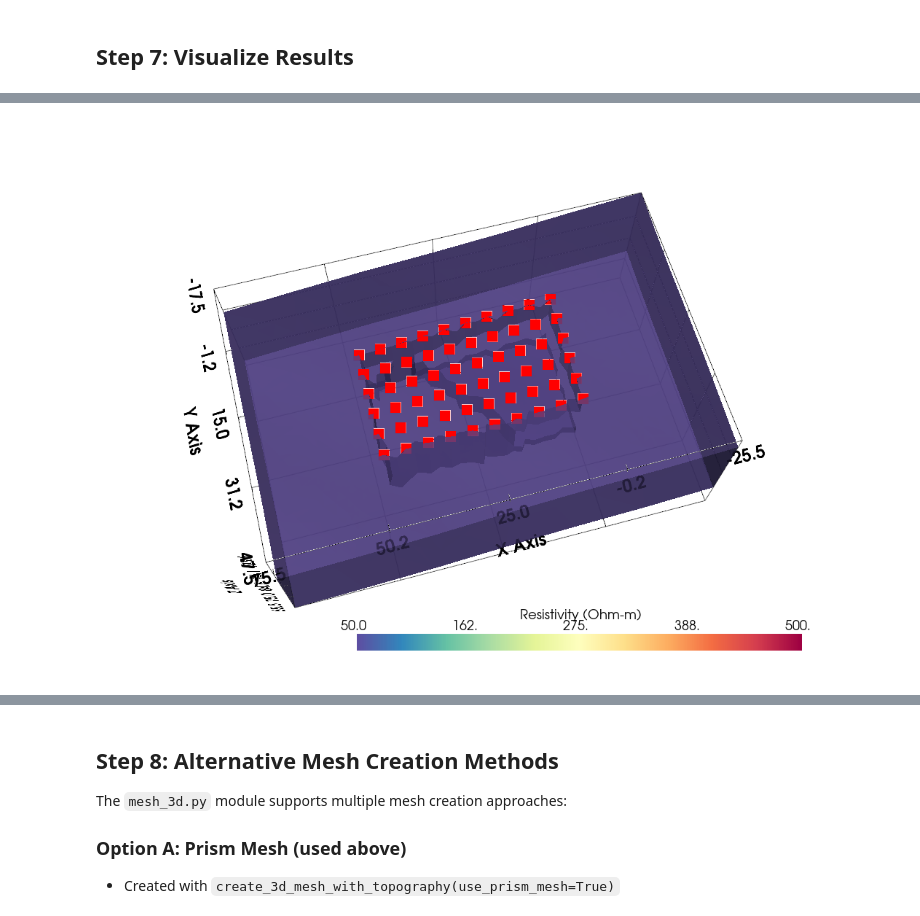
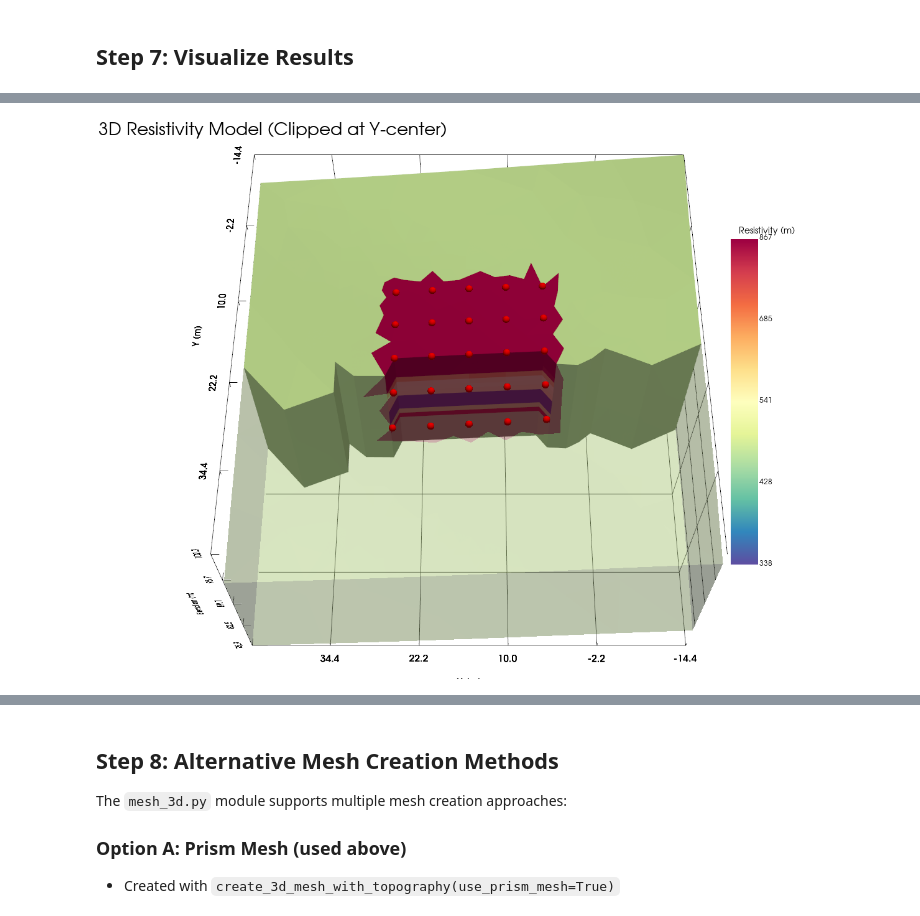
Before and after one commit to geohang/PyHydroGeophysX, a Jupyter notebook: examples/Ex_3D_ERT_forward.ipynb, the cells around one changed output, grey strips where cells are left out. Cells and saved outputs as stored; diff of their text form; code cells hidden in the pictures.

```diff
--- a/examples/Ex_3D_ERT_forward.ipynb
+++ b/examples/Ex_3D_ERT_forward.ipynb
@@ -733,31 +951,86 @@ if PYVISTA_AVAILABLE:
     # Add resistivity to mesh for visualization
     mesh['resistivity'] = resistivity_mesh
 
-    # Create plotter
-    pl = pv.Plotter()
-
     # Convert PyGIMLi mesh to PyVista
     mesh.exportVTK(os.path.join(output_dir, 'mesh_with_res.vtk'))
     pv_mesh = pv.read(os.path.join(output_dir, 'mesh_with_res.vtk'))
 
-    # Add mesh with threshold to see inside
+    # Get data ranges for better color scaling
+    res_min, res_max = np.percentile(resistivity_mesh, [5, 95])
+    print(f"Resistivity range (5-95 percentile): {res_min:.1f} - {res_max:.1f} Ohm-m")
+
+    # Create plotter with better window size
+    pl = pv.Plotter(window_size=(1200, 900))
+
+    # Add clipped mesh to see internal structure
+    # Clip at y = center to show cross-section
+    mesh_center = pv_mesh.center
+    clipped = pv_mesh.clip(normal='y', origin=mesh_center, crinkle=True)
+
     pl.add_mesh(
-        pv_mesh.threshold([50, 500], scalars='resistivity'),
+        clipped,
+        scalars='resistivity',
         cmap='Spectral_r',
-        clim=[50, 500],
-        opacity=0.8,
-        scalar_bar_args={'title': 'Resistivity (Ohm-m)'}
+        clim=[res_min, res_max],
+        log_scale=True,
+        show_edges=False,
+        scalar_bar_args={
+            'title': 'Resistivity (Ωm)',
+            'vertical': True,
+            'position_x': 0.85,
+            'position_y': 0.2,
+            'width': 0.1,
+            'height': 0.6,
+            'fmt': '%.0f',
+            'title_font_size': 14,
+            'label_font_size': 12
+        }
     )
 
-    # Add electrode positions
+    # Add surface mesh with transparency to show topography
+    surface = pv_mesh.extract_surface()
+    pl.add_mesh(
+        surface,
+        scalars='resistivity',
+        cmap='Spectral_r',
+        clim=[res_min, res_max],
+        log_scale=True,
+        opacity=0.3,
+        show_scalar_bar=False
+    )
+
+    # Add electrode positions with labels
     electrode_points = electrode_positions[['x', 'y', 'z']].values
-    pl.add_points(electrode_points, color='red', point_size=15)
+    pl.add_points(
+        electrode_points,
+        color='red',
+        point_size=12,
+        render_points_as_spheres=True
+    )
 
-    # Set camera and show
+    # Add axes and bounds
+    pl.show_bounds(
+        grid='back',
+        location='outer',
+        xlabel='X (m)',
+        ylabel='Y (m)',
+        zlabel='Elevation (m)',
+        font_size=12
+    )
+
+    # Set camera for better view angle
     pl.camera_position = 'iso'
-    pl.camera.azimuth = 30
-    pl.camera.elevation = 30
-    pl.show_bounds(grid='back')
+    pl.camera.azimuth = 45
+    pl.camera.elevation = 25
+    pl.camera.zoom(1.2)
+
+    # Add title
+    pl.add_text(
+        '3D Resistivity Model (Clipped at Y-center)',
+        position='upper_left',
+        font_size=14,
+        color='black'
+    )
 
     # Save screenshot
     pl.screenshot(os.path.join(output_dir, '3d_resistivity_model.png'))
@@ -773,2 +1047,2 @@ Falling back to a static output.
-[figure, old version]
+[figure, new version]
 # %%
```
Also changed, not shown: parts of 19 cells of this notebook, 17 other files.
